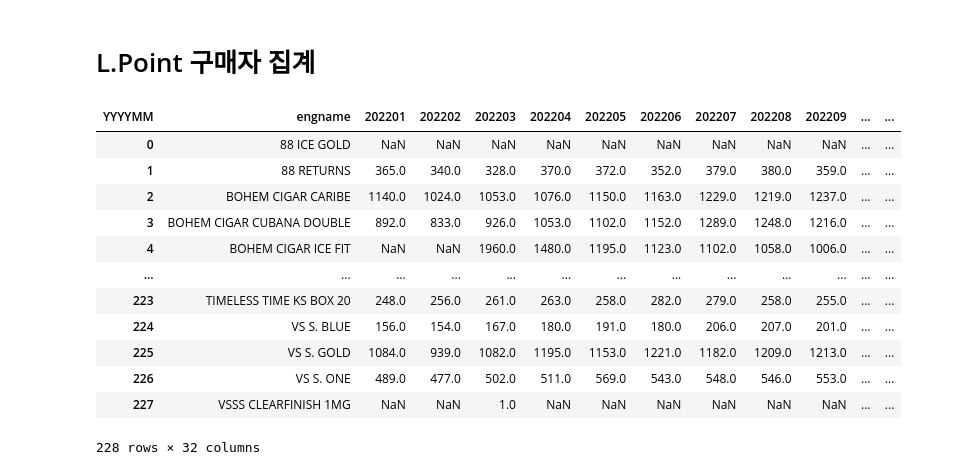
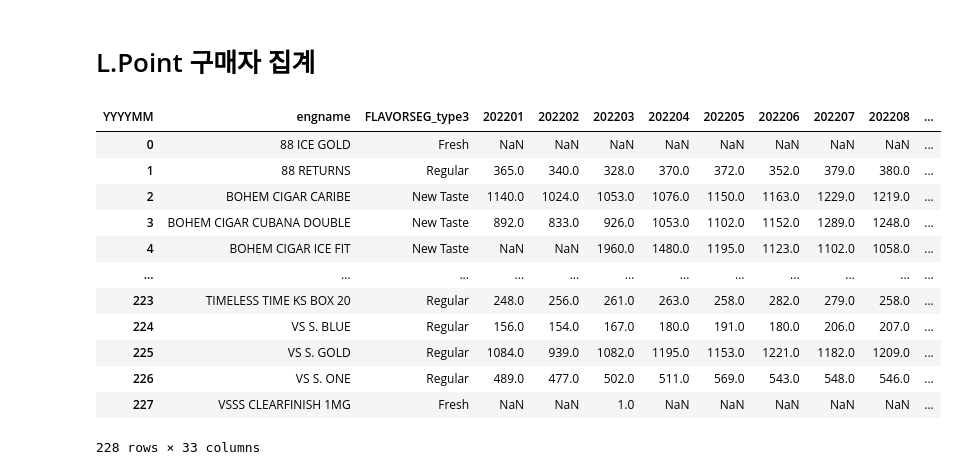
Before and after one commit to MCB-PJT-PMKGroup/Market_Research, a Jupyter notebook: Lpoint_CC_NTD_Purchasers.ipynb, the cells around one changed output. Drawn from its saved outputs; the diff is of its cells as text; code cells hidden in the pictures.

```diff
--- a/Lpoint_CC_NTD_Purchasers.ipynb
+++ b/Lpoint_CC_NTD_Purchasers.ipynb
@@ -12,37 +12,38 @@ database = os.getenv('CON_STR')
 
 engine = create_engine(database)
 # %%
-# --	첨부파일의 제품들의 출시 첫 달부터 purchaser 수
+# 1. 첨부파일의 제품들의 출시 첫 달부터 purchaser 수
 sql = '''
 select engname,
+	b.FLAVORSEG_type3,
 	t.YYYYMM,
 	count(distinct t.id) Purchasers
 from cx.v_user_3month_list t
 	join cx.fct_K7_Monthly a on a.id = t.id and a.YYYYMM = t.YYYYMM
 	join cx.product_master b on a.product_code = b.PROD_ID  and CIGADEVICE ='CIGARETTES' and CIGATYPE = 'CC'
 where t.YYYYMM >= '202201'
-group by engname, t.YYYYMM
+group by  engname, b.FLAVORSEG_type3, t.YYYYMM
 '''
 
 df = pd.read_sql_query(sql, engine)
 
-pivot_df = df.pivot_table(index=['engname'],
+pivot_df = df.pivot_table(index=['engname', 'FLAVORSEG_type3'],
 							columns='YYYYMM',
 							values='Purchasers').reset_index()
 
 pivot_df
 # %% [output]
-| YYYYMM | engname | 202201 | 202202 | 202203 | 202204 | 202205 | 202206 | 202207 | 202208 | 202209 | ... | ... |
-| 0 | 88 ICE GOLD | NaN | NaN | NaN | NaN | NaN | NaN | NaN | NaN | NaN | ... | ... |
-| 1 | 88 RETURNS | 365.0 | 340.0 | 328.0 | 370.0 | 372.0 | 352.0 | 379.0 | 380.0 | 359.0 | ... | ... |
-| 2 | BOHEM CIGAR CARIBE | 1140.0 | 1024.0 | 1053.0 | 1076.0 | 1150.0 | 1163.0 | 1229.0 | 1219.0 | 1237.0 | ... | ... |
-| 3 | BOHEM CIGAR CUBANA DOUBLE | 892.0 | 833.0 | 926.0 | 1053.0 | 1102.0 | 1152.0 | 1289.0 | 1248.0 | 1216.0 | ... | ... |
-| 4 | BOHEM CIGAR ICE FIT | NaN | NaN | 1960.0 | 1480.0 | 1195.0 | 1123.0 | 1102.0 | 1058.0 | 1006.0 | ... | ... |
-| ... | ... | ... | ... | ... | ... | ... | ... | ... | ... | ... | ... | ... |
-| 223 | TIMELESS TIME KS BOX 20 | 248.0 | 256.0 | 261.0 | 263.0 | 258.0 | 282.0 | 279.0 | 258.0 | 255.0 | ... | ... |
-| 224 | VS S. BLUE | 156.0 | 154.0 | 167.0 | 180.0 | 191.0 | 180.0 | 206.0 | 207.0 | 201.0 | ... | ... |
-| 225 | VS S. GOLD | 1084.0 | 939.0 | 1082.0 | 1195.0 | 1153.0 | 1221.0 | 1182.0 | 1209.0 | 1213.0 | ... | ... |
-| 226 | VS S. ONE | 489.0 | 477.0 | 502.0 | 511.0 | 569.0 | 543.0 | 548.0 | 546.0 | 553.0 | ... | ... |
-| 227 | VSSS CLEARFINISH 1MG | NaN | NaN | 1.0 | NaN | NaN | NaN | NaN | NaN | NaN | ... | ... |
+| YYYYMM | engname | FLAVORSEG_type3 | 202201 | 202202 | 202203 | 202204 | 202205 | 202206 | 202207 | 202208 | ... |
+| 0 | 88 ICE GOLD | Fresh | NaN | NaN | NaN | NaN | NaN | NaN | NaN | NaN | ... |
+| 1 | 88 RETURNS | Regular | 365.0 | 340.0 | 328.0 | 370.0 | 372.0 | 352.0 | 379.0 | 380.0 | ... |
+| 2 | BOHEM CIGAR CARIBE | New Taste | 1140.0 | 1024.0 | 1053.0 | 1076.0 | 1150.0 | 1163.0 | 1229.0 | 1219.0 | ... |
+| 3 | BOHEM CIGAR CUBANA DOUBLE | New Taste | 892.0 | 833.0 | 926.0 | 1053.0 | 1102.0 | 1152.0 | 1289.0 | 1248.0 | ... |
+| 4 | BOHEM CIGAR ICE FIT | New Taste | NaN | NaN | 1960.0 | 1480.0 | 1195.0 | 1123.0 | 1102.0 | 1058.0 | ... |
+| ... | ... | ... | ... | ... | ... | ... | ... | ... | ... | ... | ... |
+| 223 | TIMELESS TIME KS BOX 20 | Regular | 248.0 | 256.0 | 261.0 | 263.0 | 258.0 | 282.0 | 279.0 | 258.0 | ... |
+| 224 | VS S. BLUE | Regular | 156.0 | 154.0 | 167.0 | 180.0 | 191.0 | 180.0 | 206.0 | 207.0 | ... |
+| 225 | VS S. GOLD | Regular | 1084.0 | 939.0 | 1082.0 | 1195.0 | 1153.0 | 1221.0 | 1182.0 | 1209.0 | ... |
+| 226 | VS S. ONE | Regular | 489.0 | 477.0 | 502.0 | 511.0 | 569.0 | 543.0 | 548.0 | 546.0 | ... |
+| 227 | VSSS CLEARFINISH 1MG | Fresh | NaN | NaN | 1.0 | NaN | NaN | NaN | NaN | NaN | ... |
-228 rows × 32 columns
+228 rows × 33 columns
 # %%
```
Also changed, not shown: parts of 7 cells of this notebook, 10 other files.
